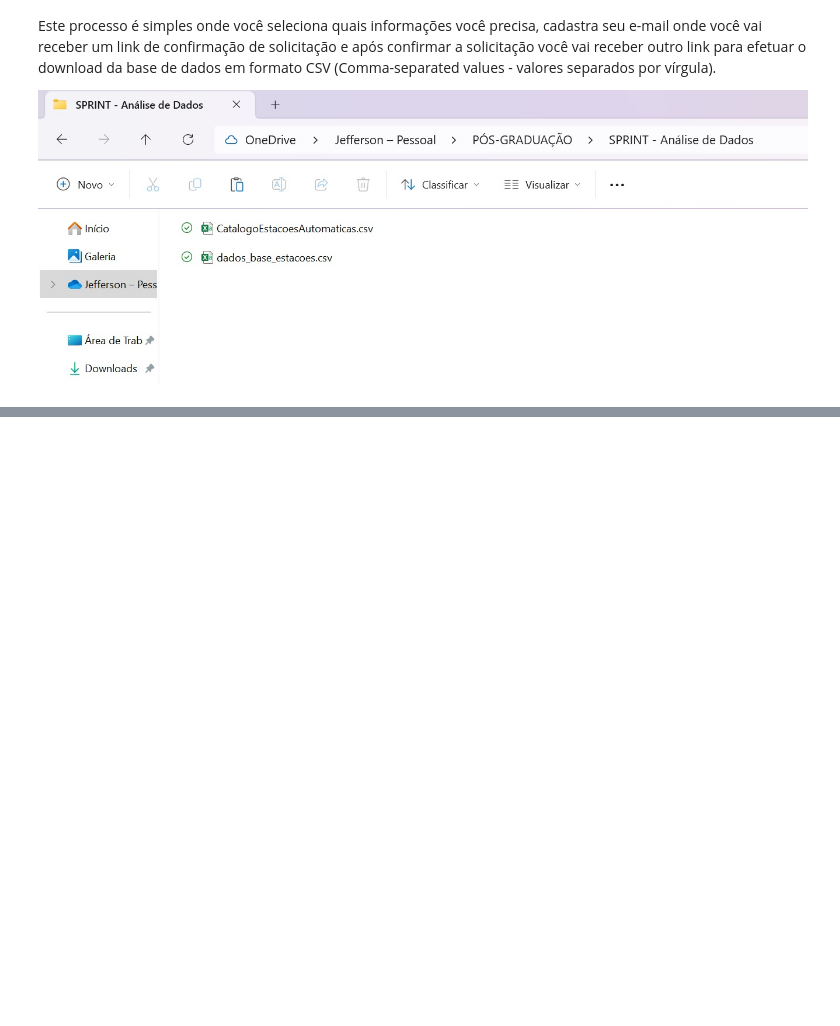
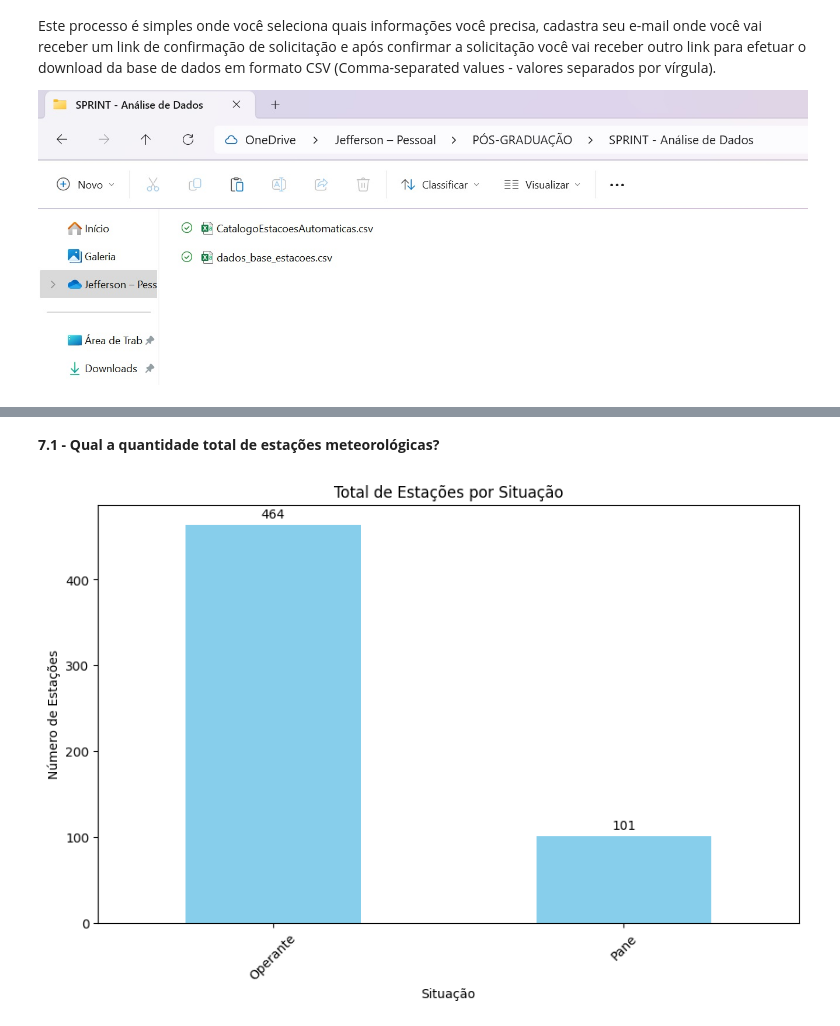
Before and after one commit to JeffersonNery/MVP_Analise_de_Dados, a Jupyter notebook: MVP_Analise_de_Dados.ipynb, the cells around one changed output, grey strips where cells are left out. Cells and saved outputs as stored; diff of their text form; code cells hidden in the pictures; blank space fills up the shorter version.

```diff
--- a/MVP_Analise_de_Dados.ipynb
+++ b/MVP_Analise_de_Dados.ipynb
@@ -37,0 +81,10 @@ Foi criado um diretório no Github https://github.com/JeffersonNery/MVP_Analise_
+# %%
+# Importando os dataset's através da url no Github
+
+url_dataset_1 = 'https://raw.githubusercontent.com/JeffersonNery/MVP_Analise_de_Dados/refs/heads/main/CatalogoEstacoesAutomaticas.csv'
+url_dataset_2 = 'https://media.githubusercontent.com/media/JeffersonNery/MVP_Analise_de_Dados/refs/heads/main/dados_base_estacoes.csv'
+# %%
+# Carga dos dataset's através do arquivo csv
+
+maindf1=pd.read_csv(url_dataset_1)
+maindf2=pd.read_csv(url_dataset_2)
@@ -37,0 +221,26 @@ Foi criado um diretório no Github https://github.com/JeffersonNery/MVP_Analise_
+# %% [markdown]
+**7.1 - Qual a quantidade total de estações meteorológicas?**
+# %%
+# Contando o o número de estações por situação
+situacao_counts = maindf1['CD_SITUACAO'].value_counts()
+# %%
+# Criando o gráfico de barras com o total de estações por situação.
+
+plt.figure(figsize=(10, 6))
+bars = situacao_counts.plot(kind='bar', color='skyblue')
+plt.title('Total de Estações por Situação')
+plt.xlabel('Situação')
+plt.ylabel('Número de Estações')
+plt.xticks(rotation=45)
+
+# Adicionando o rótulos nas barras do gráfico
+for bar in bars.containers[0]:
+    bars.annotate(f'{bar.get_height()}',
+                  xy=(bar.get_x() + bar.get_width() / 2, bar.get_height()),
+                  xytext=(0, 3),  # 3 points vertical offset
+                  textcoords="offset points",
+                  ha='center', va='bottom')
+
+plt.show()
+# %% [output]
+[figure, added]
```
Also changed, not shown: parts of 40 cells of this notebook.
